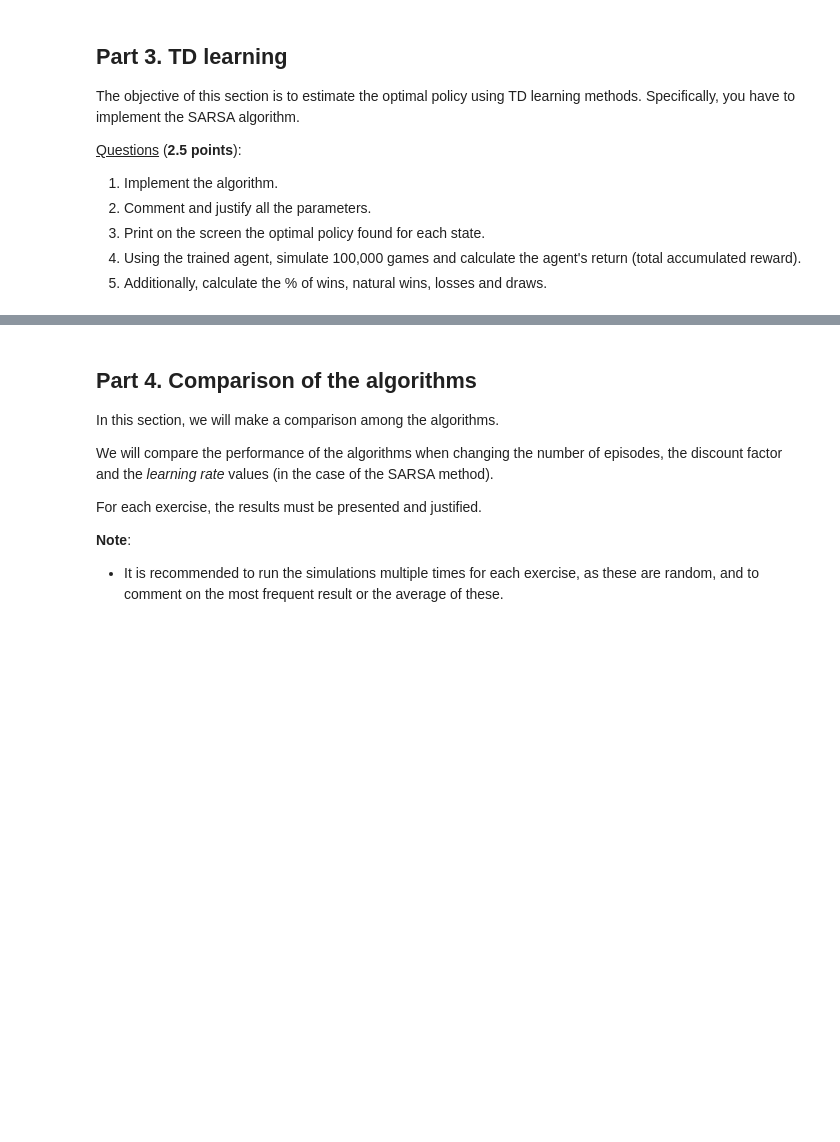
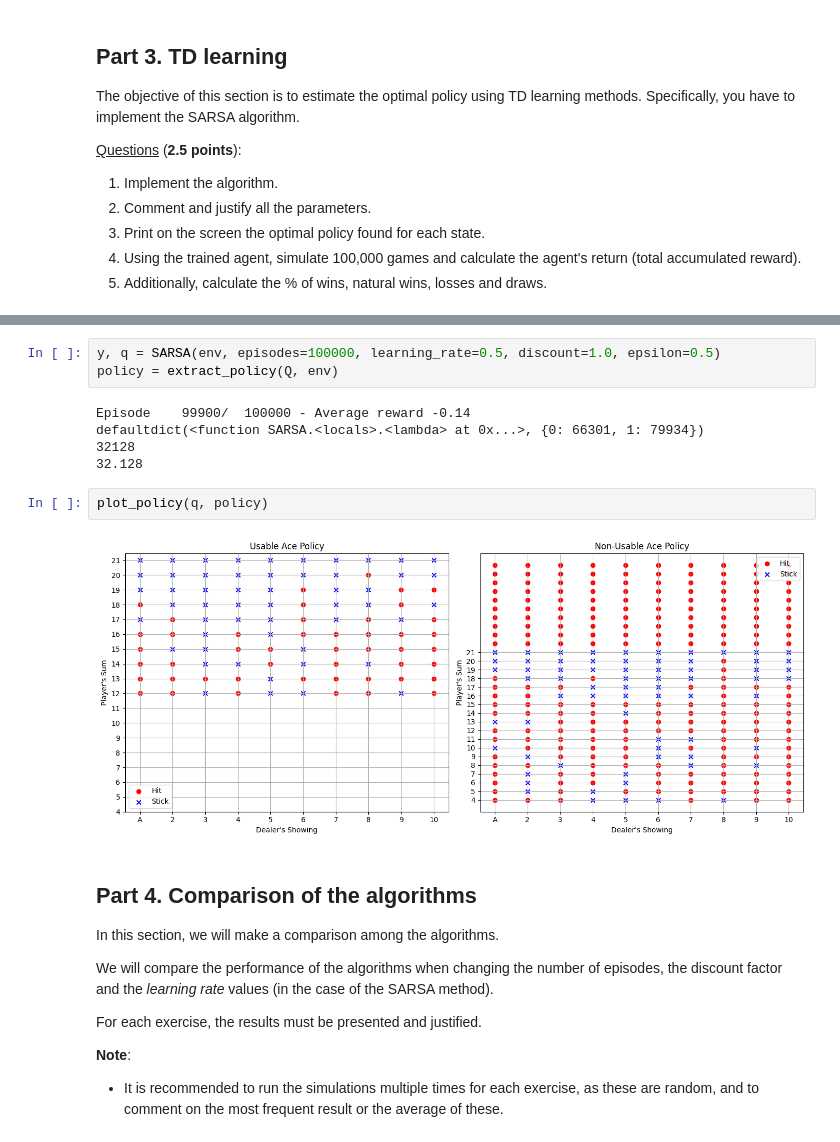
Before and after one commit to Martinacarretta/Paradigms_ML, a Jupyter notebook: practical LAB 1/PRA1_BlackJack.ipynb, the cells around one changed output, grey strips where cells are left out. Drawn from its saved outputs; the diff is of its cells as text; blank space fills up the shorter version.

```diff
--- a/practical LAB 1/PRA1_BlackJack.ipynb
+++ b/practical LAB 1/PRA1_BlackJack.ipynb
@@ -620,3 +713,15 @@ The objective of this section is to estimate the optimal policy using TD learnin
+# %%
+y, q = SARSA(env, episodes=100000, learning_rate=0.5, discount=1.0, epsilon=0.5)
+policy = extract_policy(Q, env)
+# %% [output]
+Episode    99900/  100000 - Average reward -0.14
+defaultdict(<function SARSA.<locals>.<lambda> at 0x...>, {0: 66301, 1: 79934})
+32128
+32.128
+# %%
+plot_policy(q, policy)
+# %% [output]
+[figure, added]
 # %% [markdown]
 ## Part 4. Comparison of the algorithms
 
```
Also changed, not shown: parts of 13 cells of this notebook, 2 other files.
